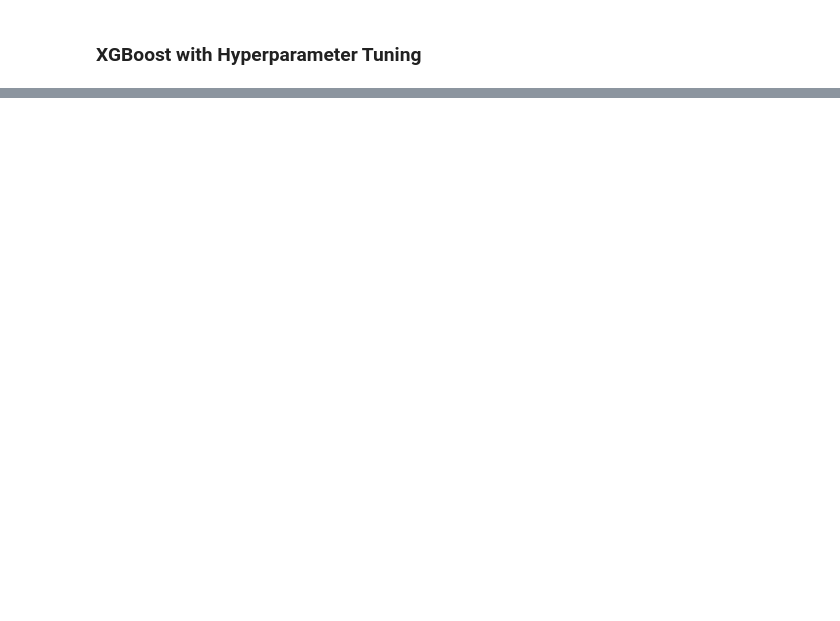
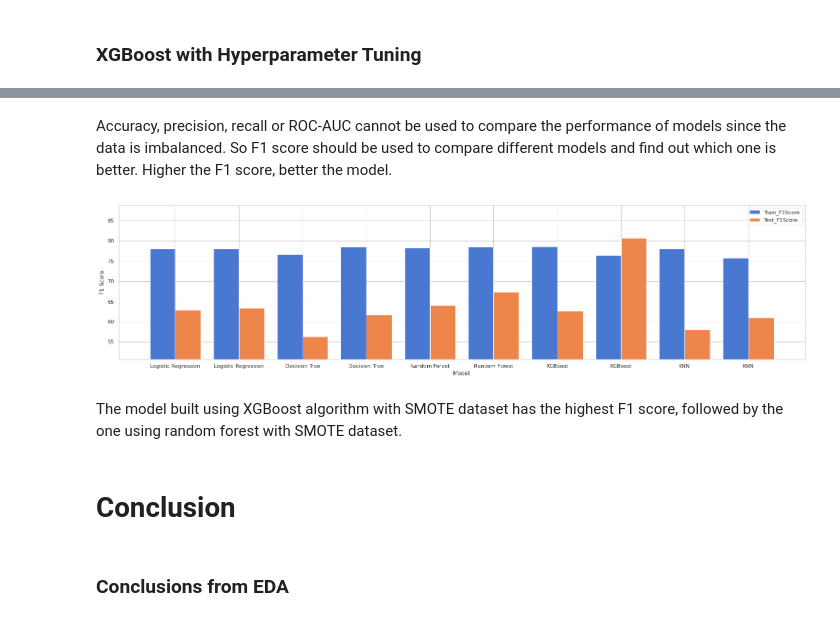
Before and after one commit to connect-midhunr/email-campaign-effectiveness-prediction, a Jupyter notebook: Email_Campaign_Effectiveness_Prediction_Capstone_Project.ipynb, the cells around one changed output, grey strips where cells are left out. Saved outputs shown, nothing was run; the diff lists cells and outputs as text; code cells hidden in the pictures; blank space fills up the shorter version.

Commit message:
Conclusion

```diff
--- a/Email_Campaign_Effectiveness_Prediction_Capstone_Project.ipynb
+++ b/Email_Campaign_Effectiveness_Prediction_Capstone_Project.ipynb
@@ -337,8 +337,8 @@ def plot_bar_graph_with_three_features(dataframe, x_feature, y_feature, z_featur
   plt.bar(X_axis_length - 0.2, Y, 0.4, label = y_feature)
   plt.bar(X_axis_length + 0.2, Z, 0.4, label = z_feature)
 
-  min_limit = max(min(dataframe[y_feature].min(), dataframe[z_feature].min())-0.1, 0.0)
-  max_limit = min(max(dataframe[y_feature].max(), dataframe[z_feature].max())+0.1, 1.0)
+  min_limit = 0.9 * min(dataframe[y_feature].min(), dataframe[z_feature].min())
+  max_limit = 1.1 * max(dataframe[y_feature].max(), dataframe[z_feature].max())
   plt.ylim(min_limit, max_limit)
 
   plt.xticks(X_axis_length, X)
@@ -1334,0 +1467,13 @@ ROC AUC   : 0.777989
+# %% [markdown]
+Accuracy, precision, recall or ROC-AUC cannot be used to compare the performance of models since the data is imbalanced. So F1 score should be used to compare different models and find out which one is better. Higher the F1 score, better the model.
+# %%
+# plot bar graph to show F1 scores
+plot_bar_graph_with_three_features(metrics_table, 'Model', 'Train_F1Score', 'Test_F1Score', 'F1 Score')
+# %% [output]
+[figure, added]
+# %% [markdown]
+The model built using XGBoost algorithm with SMOTE dataset has the highest F1 score, followed by the one using random forest with SMOTE dataset.
+# %% [markdown]
+# Conclusion
+# %% [markdown]
+### Conclusions from EDA
```
Also changed, not shown: parts of 23 cells of this notebook.
